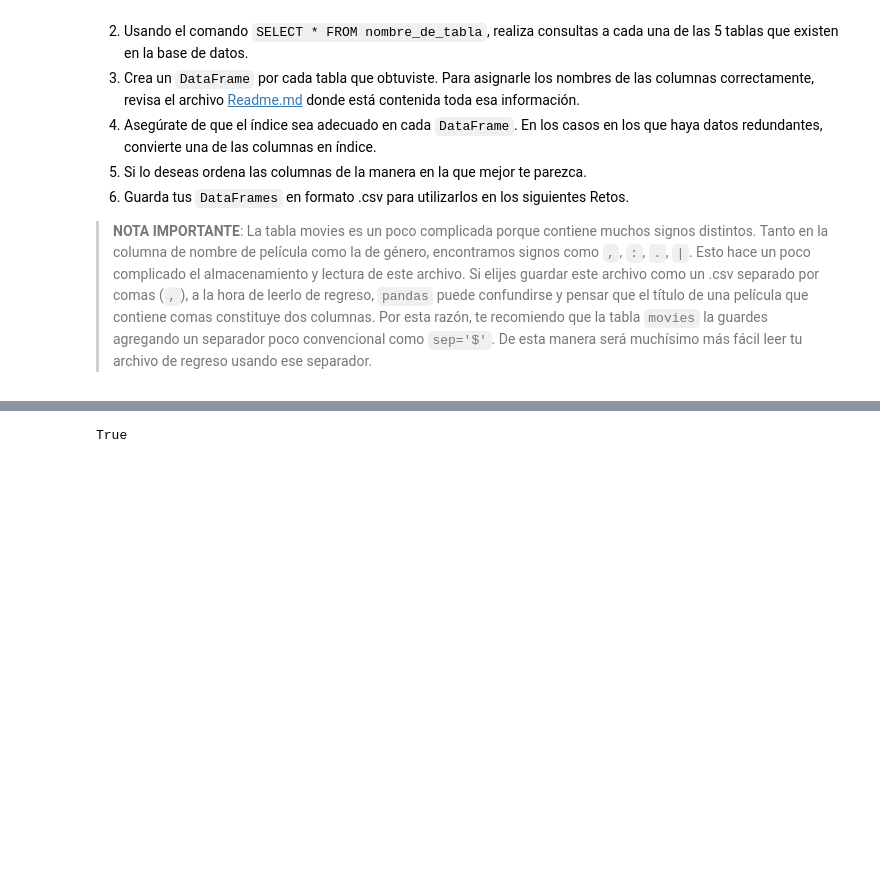
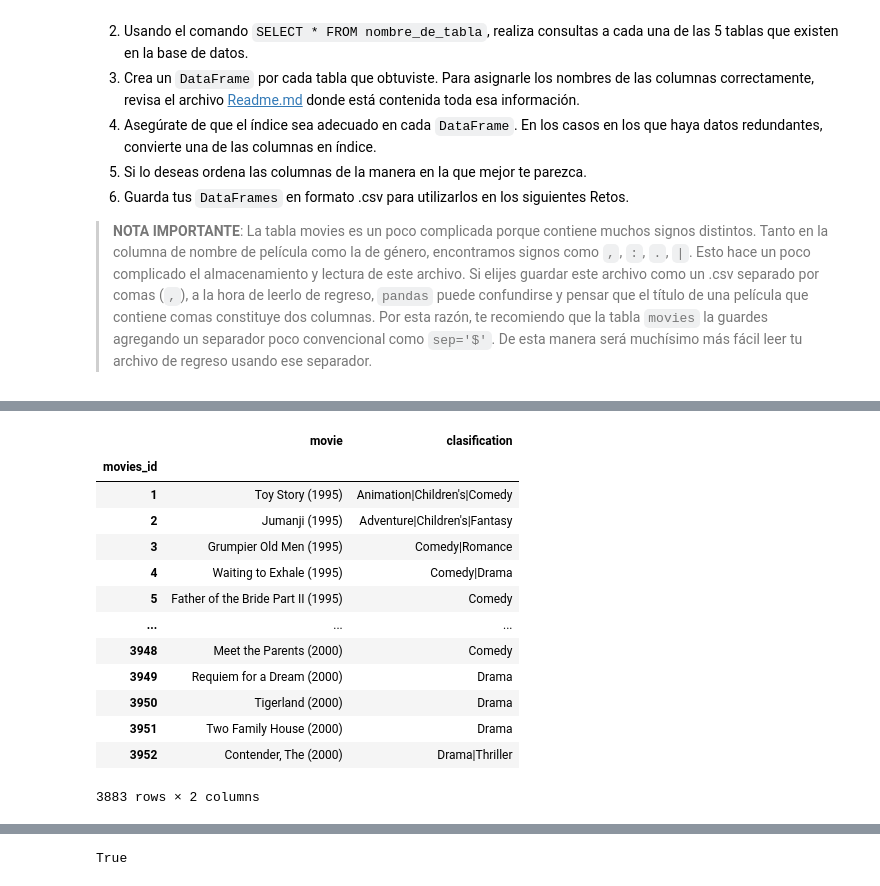
Before and after one commit to mornaeldernar/Bedu, a Jupyter notebook: Sesion-08/Reto-02/tablas_a_dataframes.ipynb, the cells around one changed output, grey strips where cells are left out. Cells and saved outputs as stored; diff of their text form; code cells hidden in the pictures; blank space fills up the shorter version.

```diff
--- a/Sesion-08/Reto-02/tablas_a_dataframes.ipynb
+++ b/Sesion-08/Reto-02/tablas_a_dataframes.ipynb
@@ -64,0 +80,19 @@ users = cursor.fetchall()
+# %%
+movies_df = pd.DataFrame(movies, columns=['movies_id','movie','clasification'])
+movies_df = movies_df.set_index('movies_id', drop=True)
+movies_df
+# %% [output]
+|  | movie | clasification |
+| movies_id |  |  |
+| 1 | Toy Story (1995) | Animation|Children's|Comedy |
+| 2 | Jumanji (1995) | Adventure|Children's|Fantasy |
+| 3 | Grumpier Old Men (1995) | Comedy|Romance |
+| 4 | Waiting to Exhale (1995) | Comedy|Drama |
+| 5 | Father of the Bride Part II (1995) | Comedy |
+| ... | ... | ... |
+| 3948 | Meet the Parents (2000) | Comedy |
+| 3949 | Requiem for a Dream (2000) | Drama |
+| 3950 | Tigerland (2000) | Drama |
+| 3951 | Two Family House (2000) | Drama |
+| 3952 | Contender, The (2000) | Drama|Thriller |
+3883 rows × 2 columns
```
Also changed, not shown: parts of 18 cells of this notebook.
